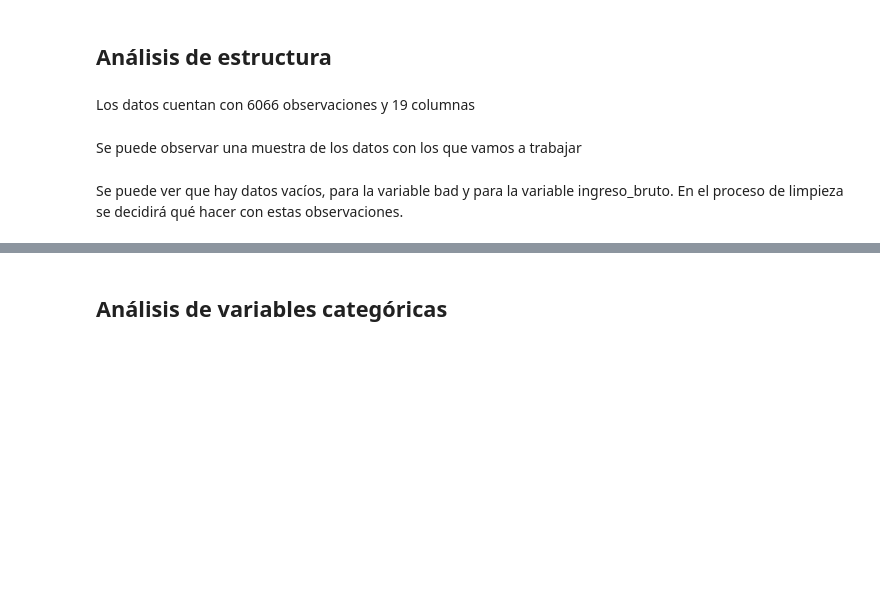
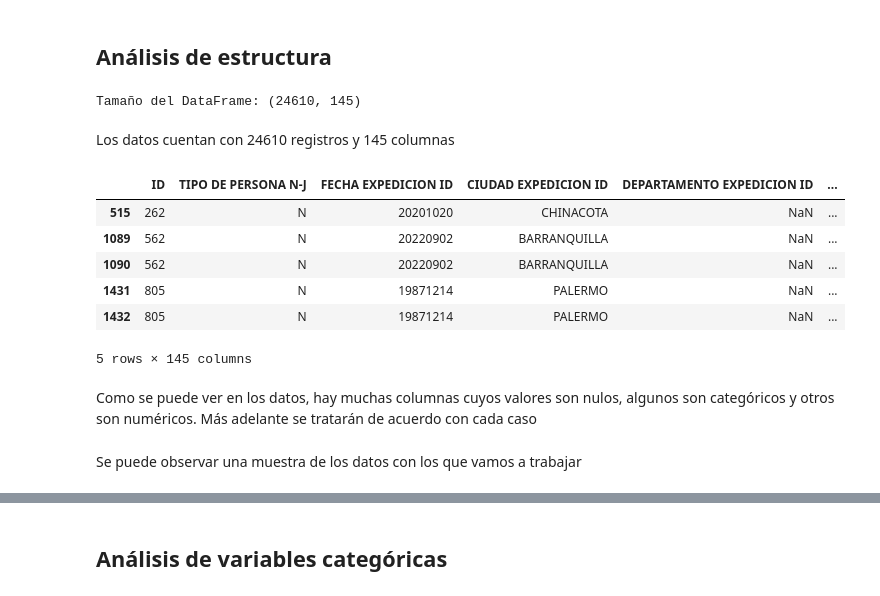
Before and after one commit to gabrielres10/EDA-Caso-Banco, a Jupyter notebook: plantilla_entrega_final_(renombrar).ipynb, the cells around one changed output, grey strips where cells are left out. Saved outputs shown, nothing was run; the diff lists cells and outputs as text; code cells hidden in the pictures; blank space fills up the shorter version.

```diff
--- a/plantilla_entrega_final_(renombrar).ipynb
+++ b/plantilla_entrega_final_(renombrar).ipynb
@@ -82,6 +100,46 @@ df.shape
+# %%
+# Descargar los datasets de Drive
+!gdown 1NkzavnWM8_WNg1-0LwduLF9mMZ-0H63s > /dev/null 2>&1
+!gdown 1CbFRVODHfcyJurFry9dQhQdDojEB9yl_ > /dev/null 2>&1
+
+# Cargar dataset
+df1 = pd.read_csv('Journal Personas.csv', sep=',', encoding='latin-1', low_memory=False)
+df2 = pd.read_csv('Journal transaccional.csv', sep=',', encoding='latin-1', low_memory=False)
+
+df1_unique = df1.drop_duplicates(subset='ID')
+df2.rename(columns={'ID Anónima':'ID'}, inplace=True)
+
+#unir los dos dataset por la columna 'ID'
+df = pd.merge(df1_unique, df2, on='ID', how='inner')
+df = df[df['ACRM - DEBITO-CREDITO'] != 'R']
+df = df[df['ACRM - DEBITO-CREDITO'] != 'E']
+
+#clonar dataframe
+data = df.copy()
+
+#borrar columnas con valores vacíos
+umbral = 0.8
+porcentaje_nulos = data.isnull().mean()
+columnas_a_eliminar = porcentaje_nulos[porcentaje_nulos > umbral].index
+data = data.drop(columns=columnas_a_eliminar)
+
+# Mostrar resultado
+print(f"Tamaño del DataFrame: {data.shape}")
+# %% [output]
+Tamaño del DataFrame: (24610, 145)
 # %% [markdown]
-Los datos cuentan con 6066 observaciones y 19 columnas
+Los datos cuentan con 24610 registros y 145 columnas
 # %%
-df.head()
+data.head()
+# %% [output]
+|  | ID | TIPO DE PERSONA N-J | FECHA EXPEDICION ID | CIUDAD EXPEDICION ID | DEPARTAMENTO EXPEDICION ID | ... |
+| 515 | 262 | N | 20201020 | CHINACOTA | NaN | ... |
+| 1089 | 562 | N | 20220902 | BARRANQUILLA | NaN | ... |
+| 1090 | 562 | N | 20220902 | BARRANQUILLA | NaN | ... |
+| 1431 | 805 | N | 19871214 | PALERMO | NaN | ... |
+| 1432 | 805 | N | 19871214 | PALERMO | NaN | ... |
+5 rows × 145 columns
+# %% [markdown]
+Como se puede ver en los datos, hay muchas columnas cuyos valores son nulos, algunos son categóricos y otros son numéricos. Más adelante se tratarán de acuerdo con cada caso
 # %% [markdown]
 Se puede observar una muestra de los datos con los que vamos a trabajar
@@ -90,2 +145,0 @@ df.isna().sum()
-# %% [markdown]
-Se puede ver que hay datos vacíos, para la variable bad y para la variable ingreso_bruto. En el proceso de limpieza se decidirá qué hacer con estas observaciones.
```
Also changed, not shown: parts of 78 cells of this notebook.
